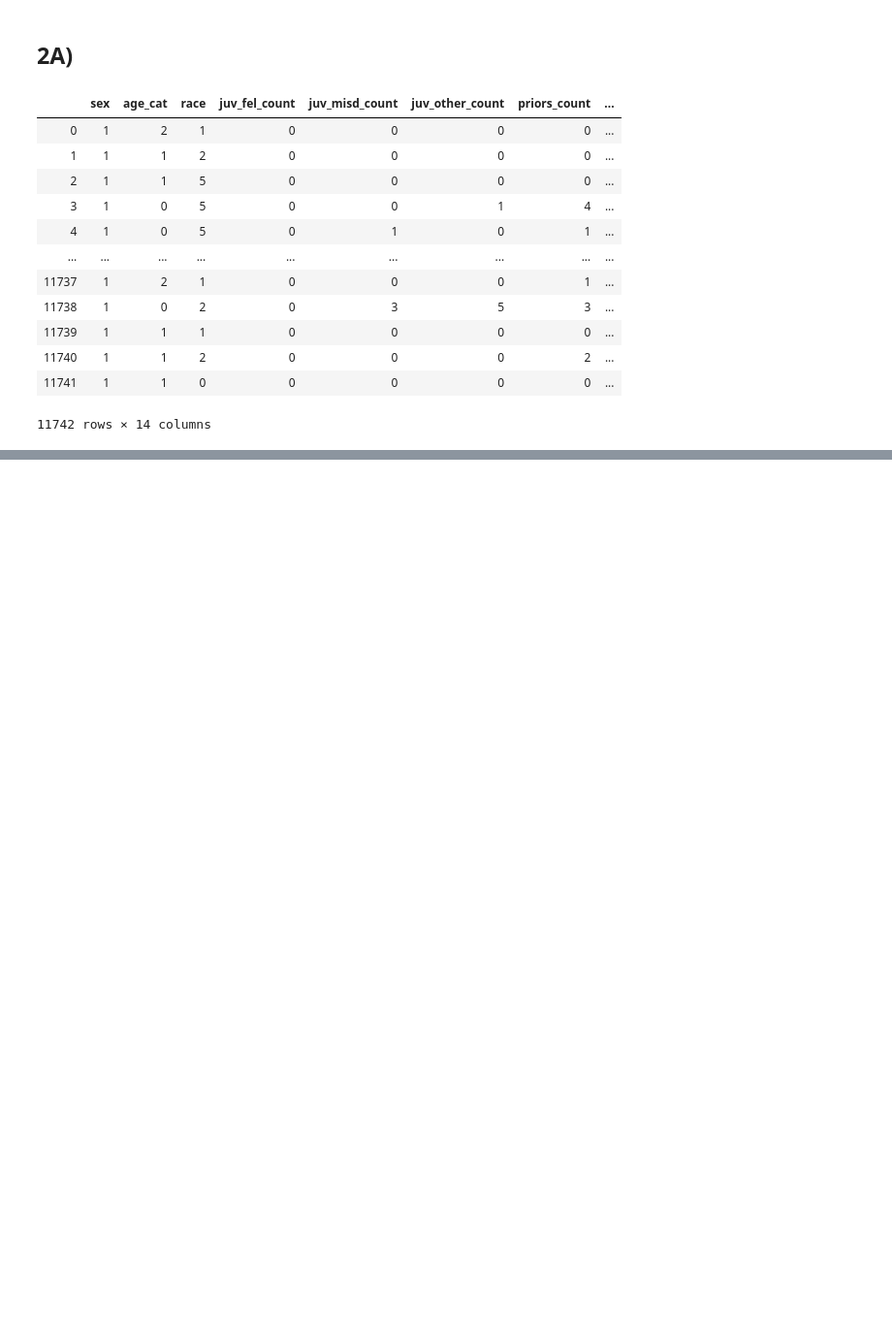
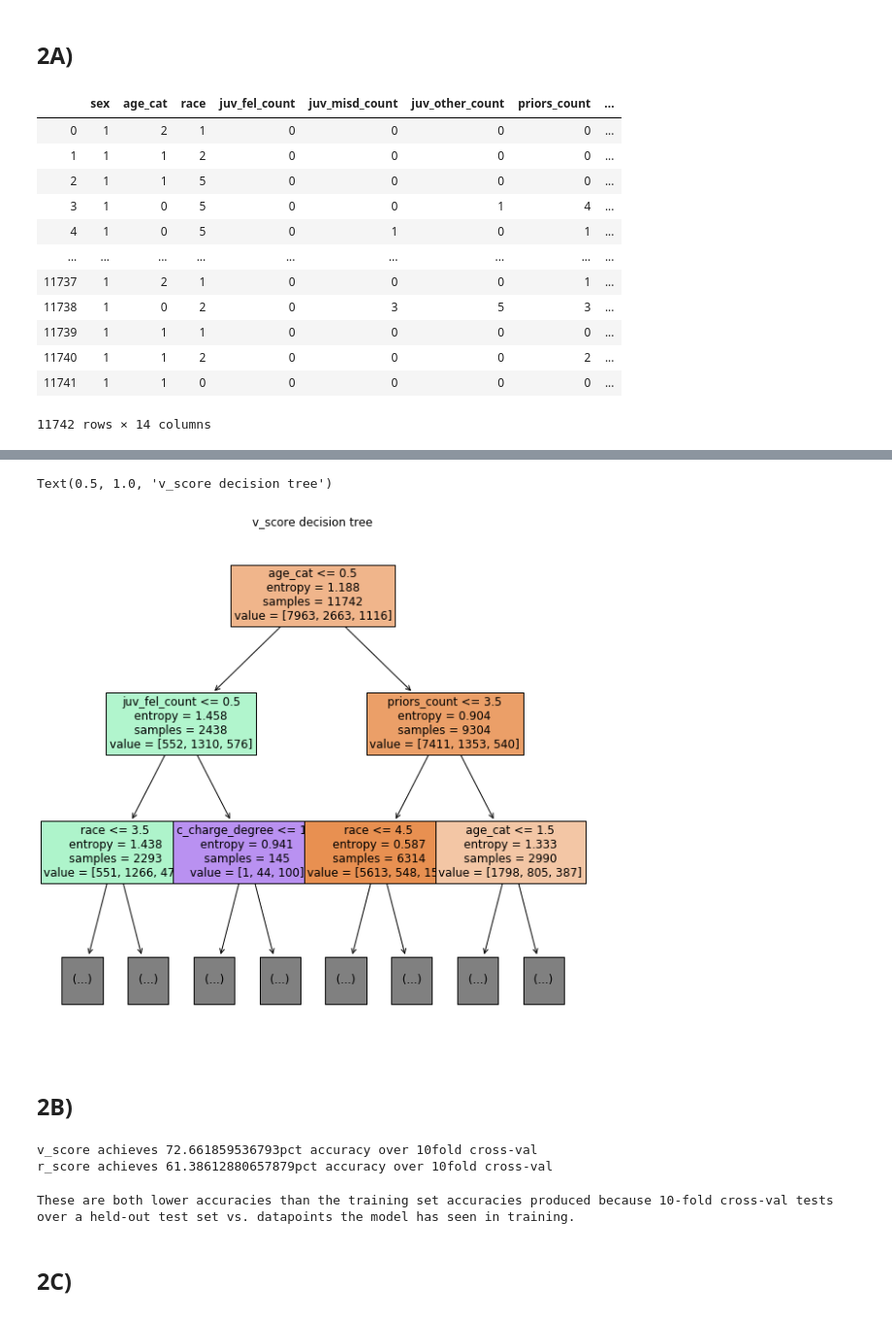
Before and after one commit to emtseng/sp20-info6010, a Jupyter notebook: s5.ipynb, the cells around one changed output, grey strips where cells are left out. Shown at 97% size. Cells and saved outputs as stored; diff of their text form; code cells hidden in the pictures; blank space fills up the shorter version.

```diff
--- a/s5.ipynb
+++ b/s5.ipynb
@@ -223,0 +277,9 @@ df
+# %%
+plt.figure(figsize=(10,10))
+tree.plot_tree(v_score_clf, max_depth=2, fontsize='larger', filled=True, feature_names=df.columns)
+plt.title('v_score decision tree')
+# %% [output]
+Text(0.5, 1.0, 'v_score decision tree')
+[figure, added]
+# %% [markdown]
+## 2B)
@@ -223,0 +288,21 @@ df
+# %%
+# v_score
+v_score_clf = tree.DecisionTreeClassifier(criterion='entropy')
+accs = cross_val_score(v_score_clf, X_train, y=df['v_score'], cv=10)
+mean_acc = sum(accs) / len(accs)
+print('v_score achieves {}pct accuracy over 10fold cross-val'.format(mean_acc*100))
+
+# r_score
+r_score_clf = tree.DecisionTreeClassifier(criterion='entropy')
+accs = cross_val_score(r_score_clf, X_train, y=df['r_score'], cv=10)
+mean_acc = sum(accs) / len(accs)
+print('r_score achieves {}pct accuracy over 10fold cross-val'.format(mean_acc*100))
+# %% [output]
+v_score achieves 72.661859536793pct accuracy over 10fold cross-val
+r_score achieves 61.38612880657879pct accuracy over 10fold cross-val
+# %%
+print('These are both lower accuracies than the training set accuracies produced because 10-fold cross-val tests over a held-out test set vs. datapoints the model has seen in training.')
+# %% [output]
+These are both lower accuracies than the training set accuracies produced because 10-fold cross-val tests over a held-out test set vs. datapoints the model has seen in training.
+# %% [markdown]
+## 2C)
```
Also changed, not shown: parts of 31 cells of this notebook.
